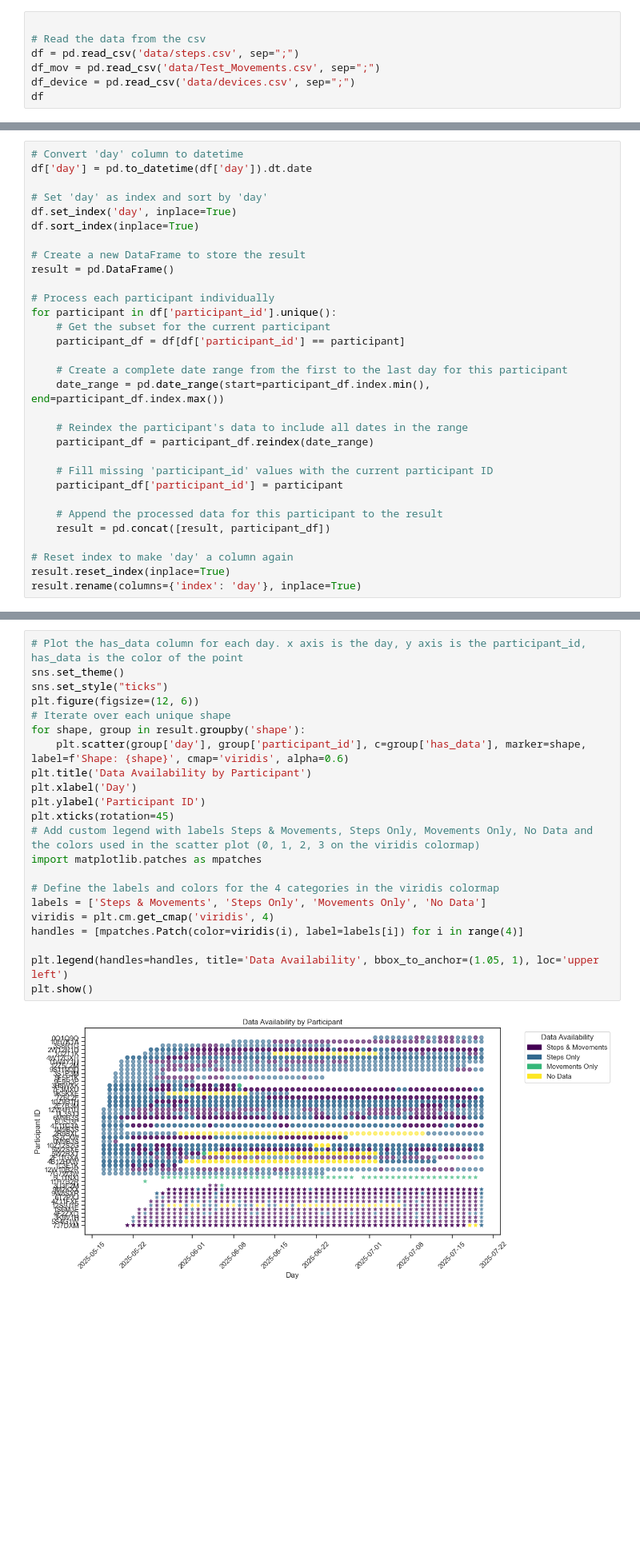
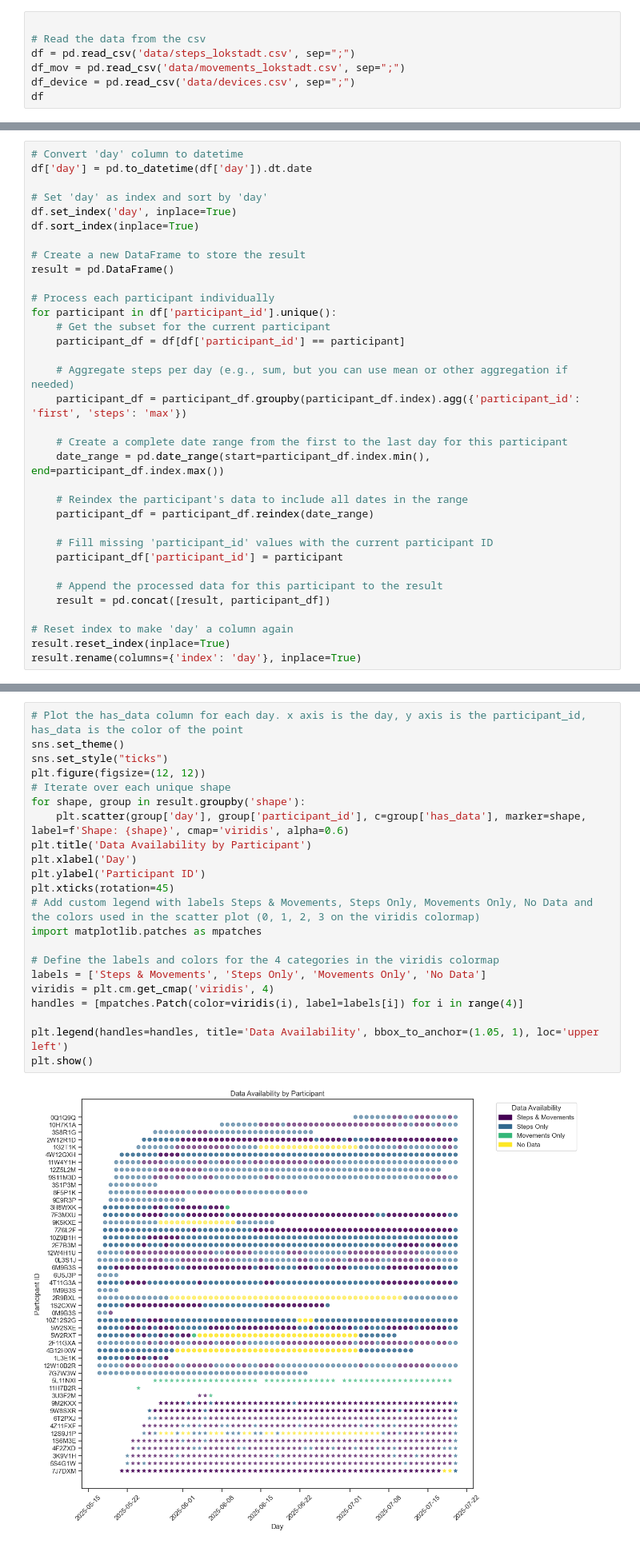
Before and after one commit to colombmo/SWICE_analysis, a Jupyter notebook: steps_analysis.ipynb, the cells around one changed output, grey strips where cells are left out. Shown at 80% size. Saved outputs shown, nothing was run; the diff lists cells and outputs as text; blank space fills up the shorter version.

```diff
--- a/steps_analysis.ipynb
+++ b/steps_analysis.ipynb
@@ -22,8 +22,8 @@ import seaborn as sns
 # %%
 
 # Read the data from the csv
-df = pd.read_csv('data/steps.csv', sep=";")
-df_mov = pd.read_csv('data/Test_Movements.csv', sep=";")
+df = pd.read_csv('data/steps_lokstadt.csv', sep=";")
+df_mov = pd.read_csv('data/movements_lokstadt.csv', sep=";")
 df_device = pd.read_csv('data/devices.csv', sep=";")
 df
 # %% [output]
@@ -56,6 +56,9 @@ for participant in df['participant_id'].unique():
     # Get the subset for the current participant
     participant_df = df[df['participant_id'] == participant]
 
+    # Aggregate steps per day (e.g., sum, but you can use mean or other aggregation if needed)
+    participant_df = participant_df.groupby(participant_df.index).agg({'participant_id': 'first', 'steps': 'max'})
+
     # Create a complete date range from the first to the last day for this participant
     date_range = pd.date_range(start=participant_df.index.min(), end=participant_df.index.max())
 
@@ -150,24 +153,24 @@ result['shape'] = result['device'].apply(lambda x: 'o' if 'iphone' in x.lower()
 # %%
 # Plot the has_data column for each day. x axis is the day, y axis is the participant_id, has_data is the color of the point
 sns.set_theme()
 sns.set_style("ticks")
-plt.figure(figsize=(12, 6))
+plt.figure(figsize=(12, 12))
 # Iterate over each unique shape
 for shape, group in result.groupby('shape'):
     plt.scatter(group['day'], group['participant_id'], c=group['has_data'], marker=shape, label=f'Shape: {shape}', cmap='viridis', alpha=0.6)
 plt.title('Data Availability by Participant')
 plt.xlabel('Day')
 plt.ylabel('Participant ID')
 plt.xticks(rotation=45)
 # Add custom legend with labels Steps & Movements, Steps Only, Movements Only, No Data and the colors used in the scatter plot (0, 1, 2, 3 on the viridis colormap)
 import matplotlib.patches as mpatches
 
 # Define the labels and colors for the 4 categories in the viridis colormap
 labels = ['Steps & Movements', 'Steps Only', 'Movements Only', 'No Data']
 viridis = plt.cm.get_cmap('viridis', 4)
 handles = [mpatches.Patch(color=viridis(i), label=labels[i]) for i in range(4)]
 
 plt.legend(handles=handles, title='Data Availability', bbox_to_anchor=(1.05, 1), loc='upper left')
 plt.show()
 # %% [output]
-[figure, old version]
+[figure, new version]
```
Also changed, not shown: parts of 1 cell of this notebook, 10 other files.
